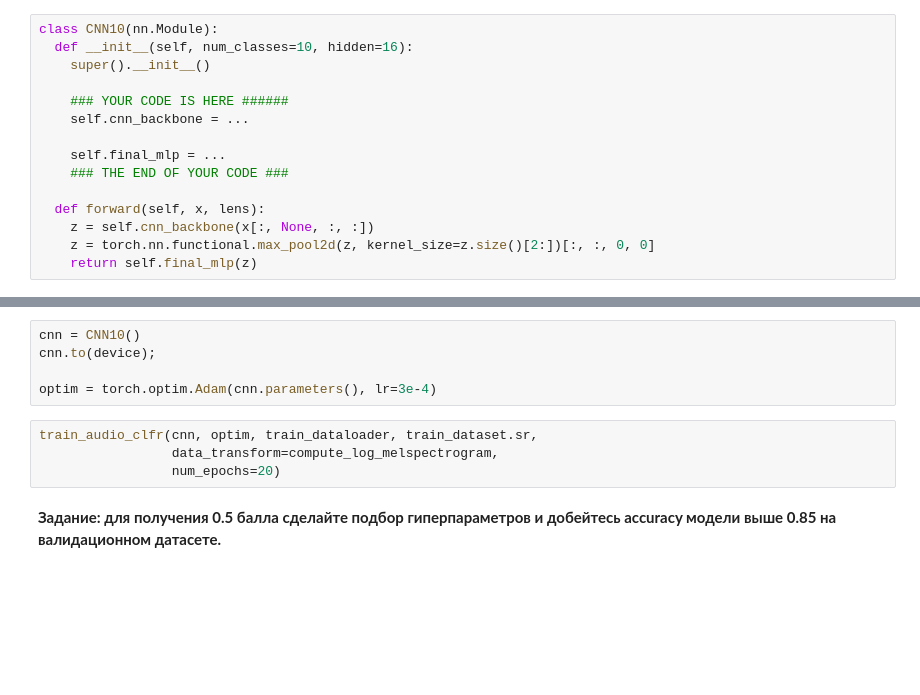
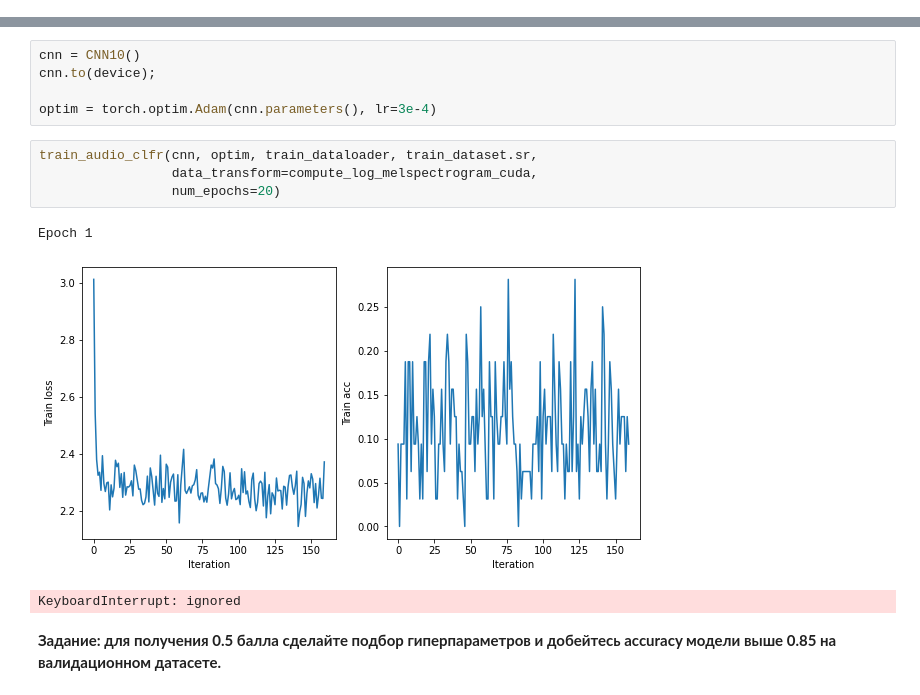
Before and after one commit to aromana33/hw5_dl_2021, a Jupyter notebook: HW2_Romanenko.ipynb, the cells around one changed output, grey strips where cells are left out. Drawn from its saved outputs; the diff is of its cells as text; blank space fills up the shorter version.

```diff
--- a/HW2_Romanenko.ipynb
+++ b/HW2_Romanenko.ipynb
@@ -635,18 +726,3 @@ plot_confusion_matrix(rnn_mel, val_dataloader, train_dataset.sr, device,
 
 
 **За реализацию архитектуры дается 1.5 балла.**
-# %%
-class CNN10(nn.Module):
-  def __init__(self, num_classes=10, hidden=16):
-    super().__init__()
-
-    ### YOUR CODE IS HERE ######
-    self.cnn_backbone = ...
-
-    self.final_mlp = ...
-    ### THE END OF YOUR CODE ###
-
-  def forward(self, x, lens):
-    z = self.cnn_backbone(x[:, None, :, :])
-    z = torch.nn.functional.max_pool2d(z, kernel_size=z.size()[2:])[:, :, 0, 0]
-    return self.final_mlp(z)
@@ -657,8 +789,12 @@ cnn.to(device);
 optim = torch.optim.Adam(cnn.parameters(), lr=3e-4)
 # %%
 train_audio_clfr(cnn, optim, train_dataloader, train_dataset.sr,
-                 data_transform=compute_log_melspectrogram,
+                 data_transform=compute_log_melspectrogram_cuda,
                  num_epochs=20)
+# %% [output]
+Epoch 1
+[figure, added]
+KeyboardInterrupt: ignored
 # %% [markdown]
 **Задание: для получения 0.5 балла сделайте подбор гиперпараметров и добейтесь accuracy модели выше 0.85 на валидационном датасете.**
 # %%
```
Also changed, not shown: parts of 22 cells of this notebook.
